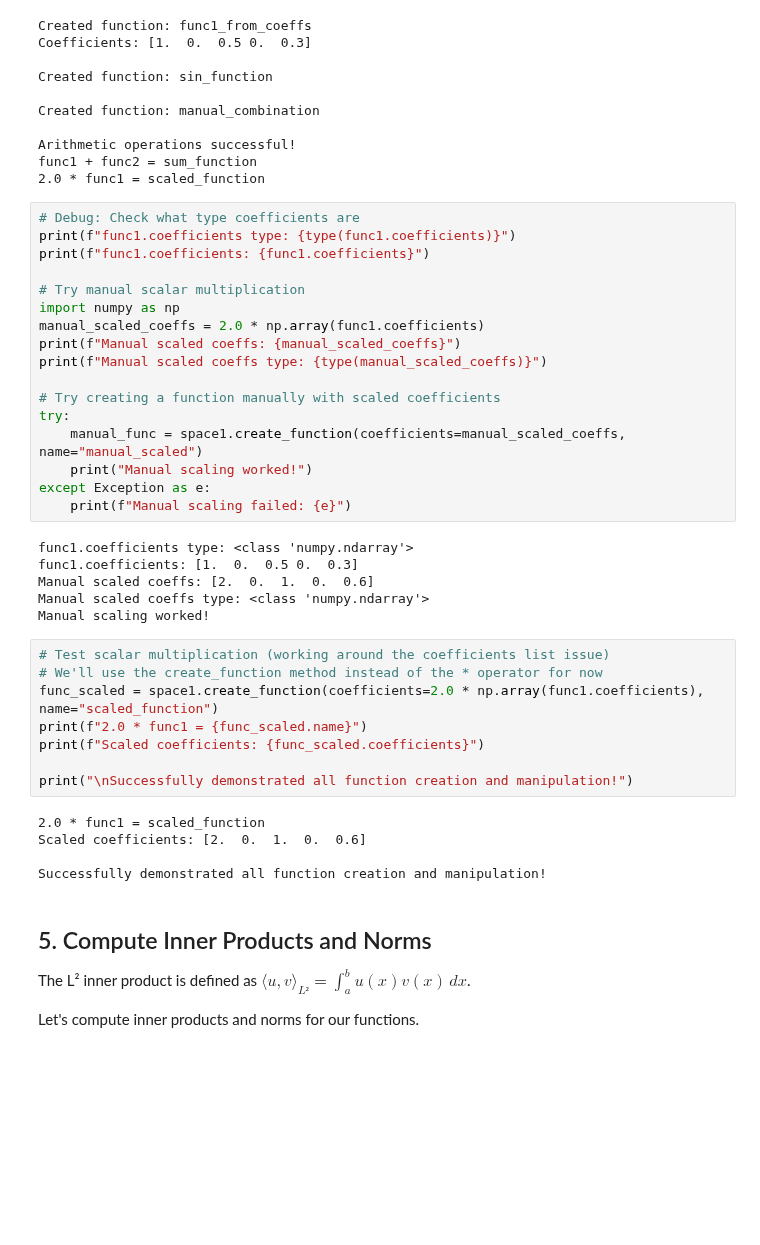
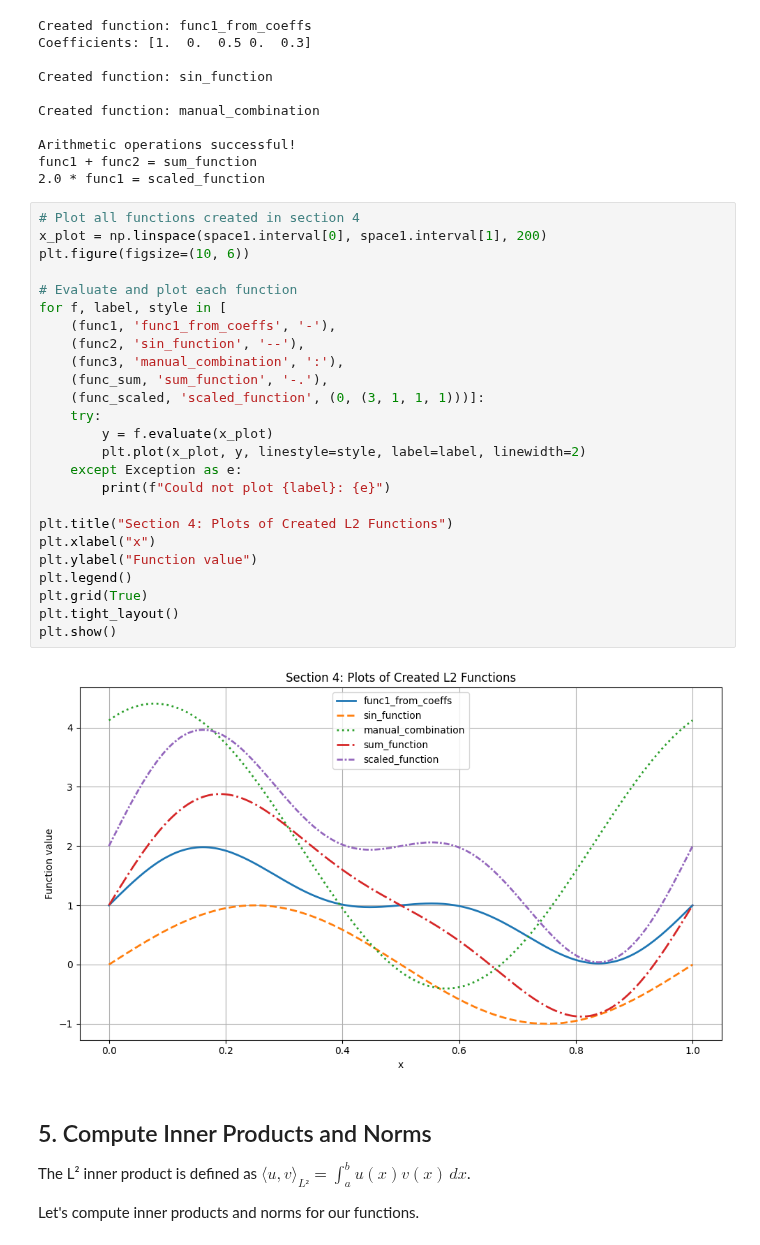
Before and after one commit to da380/pygeoinf, a Jupyter notebook: pygeoinf/other_space/l2_space_demo.ipynb, the cells around one changed output. Cells and saved outputs as stored; diff of their text form; blank space fills up the shorter version.

```diff
--- a/pygeoinf/other_space/l2_space_demo.ipynb
+++ b/pygeoinf/other_space/l2_space_demo.ipynb
@@ -171,42 +169,33 @@ Created function: manual_combination
 Arithmetic operations successful!
 func1 + func2 = sum_function
 2.0 * func1 = scaled_function
-# %%
-# Debug: Check what type coefficients are
-print(f"func1.coefficients type: {type(func1.coefficients)}")
-print(f"func1.coefficients: {func1.coefficients}")
-
-# Try manual scalar multiplication
-import numpy as np
-manual_scaled_coeffs = 2.0 * np.array(func1.coefficients)
-print(f"Manual scaled coeffs: {manual_scaled_coeffs}")
-print(f"Manual scaled coeffs type: {type(manual_scaled_coeffs)}")
-
-# Try creating a function manually with scaled coefficients
-try:
-    manual_func = space1.create_function(coefficients=manual_scaled_coeffs, name="manual_scaled")
-    print("Manual scaling worked!")
-except Exception as e:
-    print(f"Manual scaling failed: {e}")
-# %% [output]
-func1.coefficients type: <class 'numpy.ndarray'>
-func1.coefficients: [1.  0.  0.5 0.  0.3]
-Manual scaled coeffs: [2.  0.  1.  0.  0.6]
-Manual scaled coeffs type: <class 'numpy.ndarray'>
-Manual scaling worked!
-# %%
-# Test scalar multiplication (working around the coefficients list issue)
-# We'll use the create_function method instead of the * operator for now
-func_scaled = space1.create_function(coefficients=2.0 * np.array(func1.coefficients), name="scaled_function")
-print(f"2.0 * func1 = {func_scaled.name}")
-print(f"Scaled coefficients: {func_scaled.coefficients}")
-
-print("\nSuccessfully demonstrated all function creation and manipulation!")
-# %% [output]
-2.0 * func1 = scaled_function
-Scaled coefficients: [2.  0.  1.  0.  0.6]
-
-Successfully demonstrated all function creation and manipulation!
+# %%
+# Plot all functions created in section 4
+x_plot = np.linspace(space1.interval[0], space1.interval[1], 200)
+plt.figure(figsize=(10, 6))
+
+# Evaluate and plot each function
+for f, label, style in [
+    (func1, 'func1_from_coeffs', '-'),
+    (func2, 'sin_function', '--'),
+    (func3, 'manual_combination', ':'),
+    (func_sum, 'sum_function', '-.'),
+    (func_scaled, 'scaled_function', (0, (3, 1, 1, 1)))]:
+    try:
+        y = f.evaluate(x_plot)
+        plt.plot(x_plot, y, linestyle=style, label=label, linewidth=2)
+    except Exception as e:
+        print(f"Could not plot {label}: {e}")
+
+plt.title("Section 4: Plots of Created L2 Functions")
+plt.xlabel("x")
+plt.ylabel("Function value")
+plt.legend()
+plt.grid(True)
+plt.tight_layout()
+plt.show()
+# %% [output]
+[figure, added]
 # %% [markdown]
 ## 5. Compute Inner Products and Norms
 
```
Also changed, not shown: parts of 2 cells of this notebook, 5 other files.
